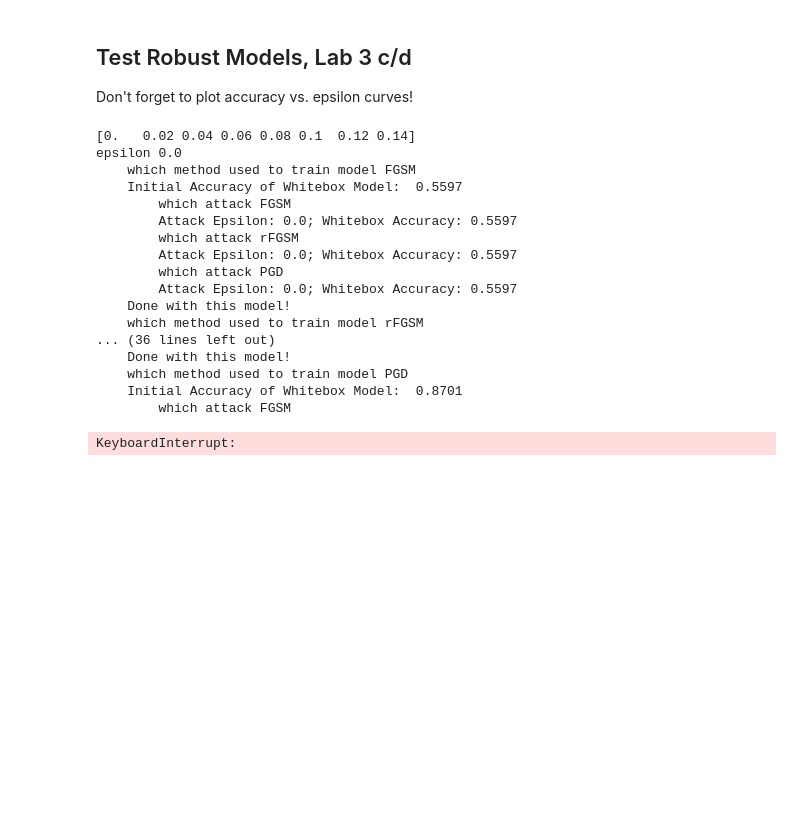
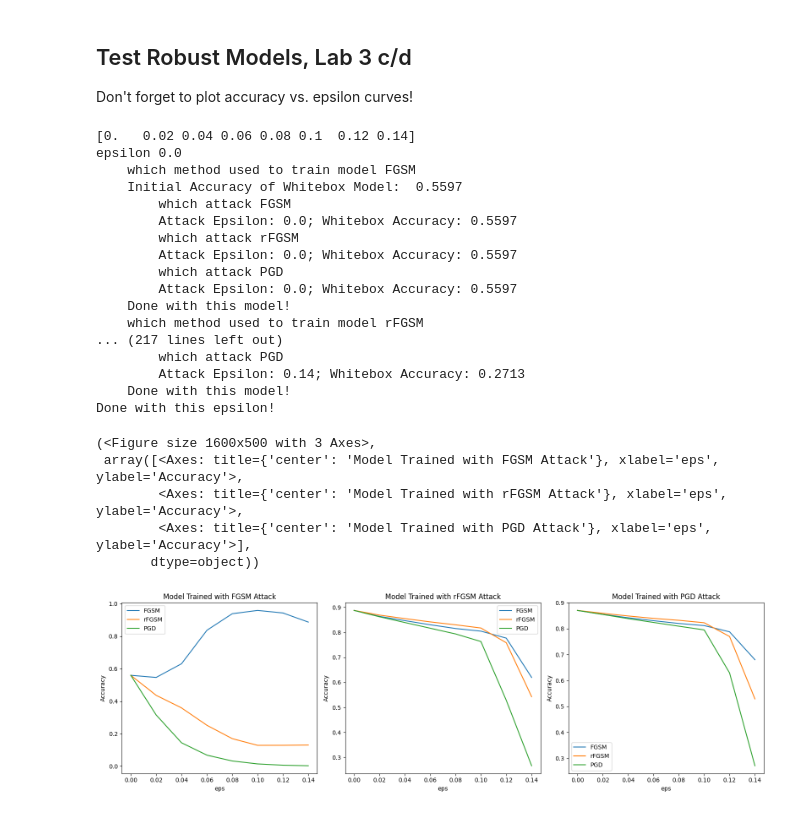
Before and after one commit to danyjabban/Representation_Learning, a Jupyter notebook: HW5/HWK5_main.ipynb, the cells around one changed output. Cells and saved outputs as stored; diff of their text form; code cells hidden in the pictures; blank space fills up the shorter version.

```diff
--- a/HW5/HWK5_main.ipynb
+++ b/HW5/HWK5_main.ipynb
@@ -333,7 +334,7 @@ def lab3_ab_return_adv_data(model, device, dat, lbl, eps, alpha, iters, rand_sta
         raise KeyError
 
 
-def plot_lab3_epoch_vs_test_acc(n_epochs, in_dict, which_part):
+def plot_lab3_epoch_vs_test_acc(n_epochs, in_dict, which_part, save=False):
     fig, ax = plt.subplots(1, 1)
     ax.plot(range(n_epochs), in_dict[which_part][2], label='Last Test Acc (clean data) %.4f' % in_dict[which_part][2][-1])
     ax.set_xlabel('Epoch')
@@ -342,7 +343,8 @@ def plot_lab3_epoch_vs_test_acc(n_epochs, in_dict, which_part):
     ax.legend()
 
     fig.tight_layout()
-    plt.savefig('Figures/lab3_%s_%s.pdf' % (which_part, in_dict[which_part][0]), dpi=500, bbox_inches='tight')
+    if save:
+        plt.savefig('Figures/lab3_%s_%s.pdf' % (which_part, in_dict[which_part][0]), dpi=500, bbox_inches='tight')
     # save name example: Figures/lab3_a1_FSGM.pdf
     return fig, ax
 # %%
@@ -441,8 +443,8 @@ Done!
 
 Don't forget to plot accuracy vs. epsilon curves!
 # %%
-def plot_lab3_eps_vs_acc(epsilon_arr, accuracy_dict, label_names_lst):
-    fig, ax = plt.subplots(1, len(label_names_lst), figsize=(12, 5))
+def plot_lab3_eps_vs_acc(epsilon_arr, accuracy_dict, label_names_lst, save=False):
+    fig, ax = plt.subplots(1, len(label_names_lst), figsize=(16, 5))
 
     for iii, model_name in enumerate(label_names_lst):
         for jjj, line_name in enumerate(label_names_lst):
@@ -453,7 +455,8 @@ def plot_lab3_eps_vs_acc(epsilon_arr, accuracy_dict, label_names_lst):
         ax[iii].legend()
 
     fig.tight_layout()
-    plt.savefig('Figures/lab3cd_attacks.pdf', dpi=500, bbox_inches='tight')
+    if save:
+        plt.savefig('Figures/lab3cd_attacks.pdf', dpi=500, bbox_inches='tight')
     return fig, ax
 # %%
 ## lab 3 testing model with adversarial data
@@ -539,11 +542,17 @@ epsilon 0.0
         Attack Epsilon: 0.0; Whitebox Accuracy: 0.5597
     Done with this model!
     which method used to train model rFGSM
-... (36 lines left out)
+... (217 lines left out)
+        which attack PGD
+        Attack Epsilon: 0.14; Whitebox Accuracy: 0.2713
     Done with this model!
-    which method used to train model PGD
-    Initial Accuracy of Whitebox Model:  0.8701
-        which attack FGSM
+Done with this epsilon!
-KeyboardInterrupt:
 # %%
-plot_lab3_eps_vs_acc(epsilon_arr=EPS_list_lab3cd, accuracy_dict=lab3_acc_dict)
+plot_lab3_eps_vs_acc(epsilon_arr=EPS_list_lab3cd, accuracy_dict=lab3_acc_dict, label_names_lst=lab3_labels, save=True)
+# %% [output]
+(<Figure size 1600x500 with 3 Axes>,
+ array([<Axes: title={'center': 'Model Trained with FGSM Attack'}, xlabel='eps', ylabel='Accuracy'>,
+        <Axes: title={'center': 'Model Trained with rFGSM Attack'}, xlabel='eps', ylabel='Accuracy'>,
+        <Axes: title={'center': 'Model Trained with PGD Attack'}, xlabel='eps', ylabel='Accuracy'>],
+       dtype=object))
+[figure, added]
```
Also changed, not shown: parts of 1 cell of this notebook.
